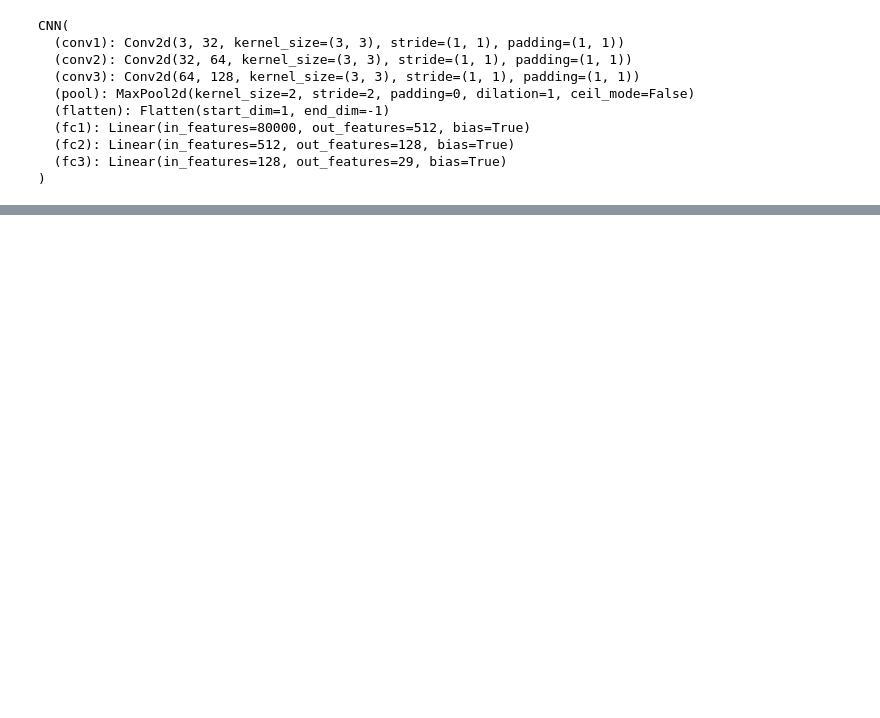
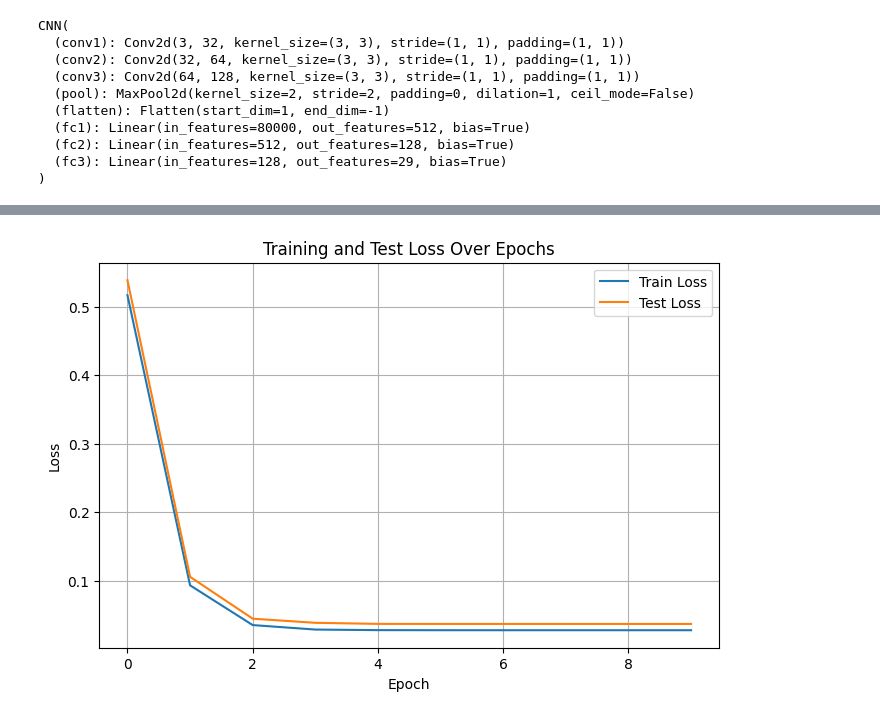
Before and after one commit to maxethan2/DeepLearning, a Jupyter notebook: Project/ASL_CNN.ipynb, the cells around one changed output, grey strips where cells are left out. Cells and saved outputs as stored; diff of their text form; code cells hidden in the pictures; blank space fills up the shorter version.

```diff
--- a/Project/ASL_CNN.ipynb
+++ b/Project/ASL_CNN.ipynb
@@ -135,12 +138,18 @@ CNN(
 )
 # %%
 import torch.optim as optim
+from torch.optim.lr_scheduler import StepLR
 
 criterion = nn.CrossEntropyLoss()
 optimizer = optim.SGD(CNN.parameters(), lr=0.001, momentum=0.9)
+scheduler = StepLR(optimizer, step_size=1, gamma=0.2)
 
-for epoch in range(2):
+train_losses = []
+test_losses = []
+
+for epoch in range(10):
     running_loss = 0.0
+    CNN.train()
     for i, data in enumerate(trainloader, 0):
         inputs, labels = data
         inputs, labels = inputs.to(device), labels.to(device)
@@ -157,4 +166,30 @@ for epoch in range(2):
             print(f'Epoch: {epoch + 1}, [{i + 1}, {len(trainloader)}] loss: {loss.item():.3f}  '
                   f'Running loss: {running_loss / 100:.3f}')
             running_loss = 0.0
+
+    scheduler.step()
+
+    CNN.eval()
+    total_train_loss = 0
+    with torch.no_grad():
+        for i, data in enumerate(trainloader, 0):
+            inputs, labels = data
+            inputs, labels = inputs.to(device), labels.to(device)
+            outputs = CNN(inputs)
+            loss = criterion(outputs, labels)
+            total_train_loss += loss.item()
+    avg_train_loss = total_train_loss / len(trainloader)
+    train_losses.append(avg_train_loss)
+
+    total_test_loss = 0
+    with torch.no_grad():
+        for inputs, labels in testloader:
+            inputs, labels = inputs.to(device), labels.to(device)
+            outputs = CNN(inputs)
+            loss = criterion(outputs, labels)
+            total_test_loss += loss.item()
+    avg_test_loss = total_test_loss / len(testloader)
+    test_losses.append(avg_test_loss)
+
+    print(f'Epoch {epoch+1} complete. Train Loss: {avg_train_loss:.3f}, Test Loss: {avg_test_loss:.3f}')
 # %% [output]
@@ -178,3 +213,15 @@ Epoch: 2, [10800, 10875] loss: 0.446  Running loss: 0.147
+# %%
+plt.figure(figsize=(8, 5))
+plt.plot(train_losses, label='Train Loss')
+plt.plot(test_losses, label='Test Loss')
+plt.xlabel('Epoch')
+plt.ylabel('Loss')
+plt.title('Training and Test Loss Over Epochs')
+plt.legend()
+plt.grid(True)
+plt.show()
+# %% [output]
+[figure, added]
 # %%
 dataiter = iter(testloader)
 images, labels = next(dataiter)
```
Also changed, not shown: parts of 9 cells of this notebook, 1 other file.
